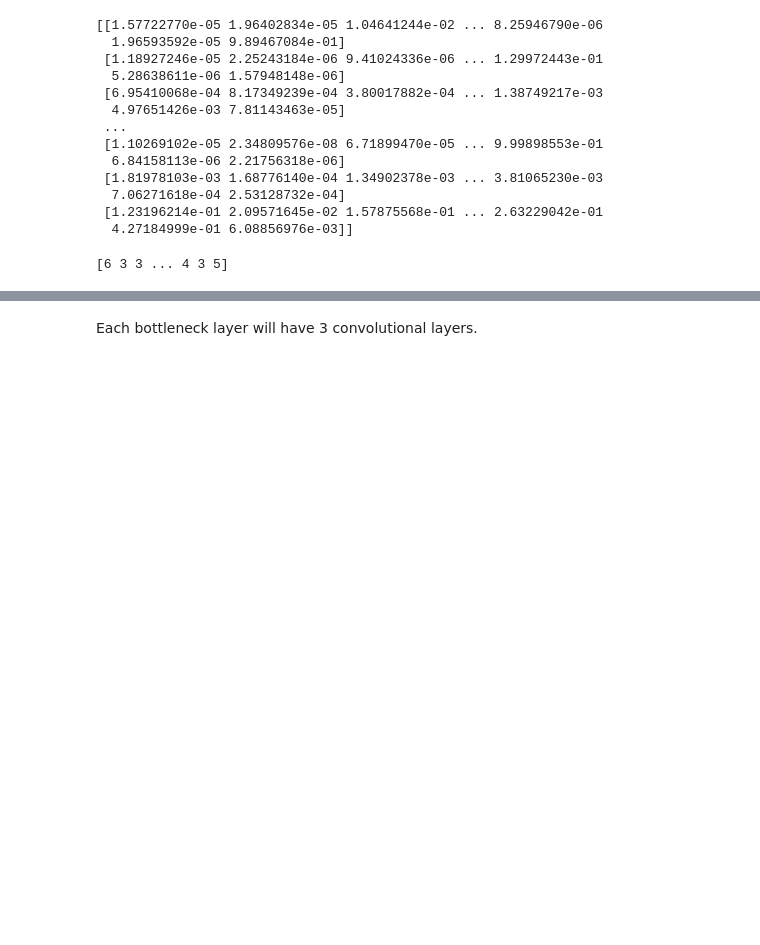
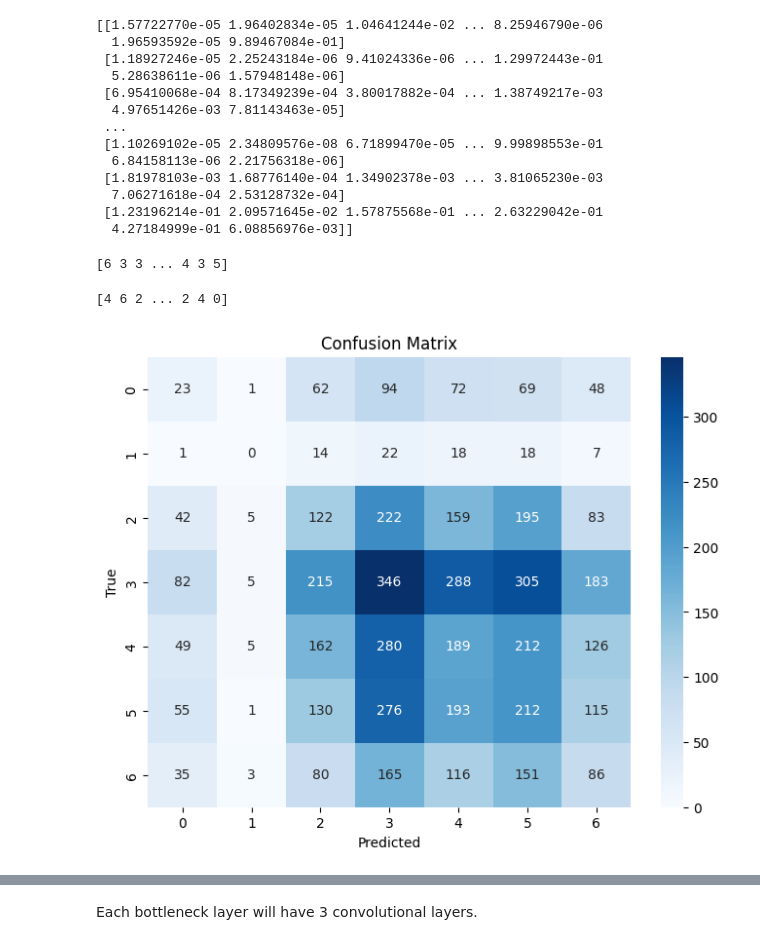
Before and after one commit to G-Diasha/Emotion_recognition, a Jupyter notebook: emotion.ipynb, the cells around one changed output, grey strips where cells are left out. Saved outputs shown, nothing was run; the diff lists cells and outputs as text; code cells hidden in the pictures; blank space fills up the shorter version.

```diff
--- a/emotion.ipynb
+++ b/emotion.ipynb
@@ -279,3 +284,24 @@ predicted_classes = np.argmax(predictions, axis = 1)
 print(predicted_classes)
 # %% [output]
 [6 3 3 ... 4 3 5]
+# %%
+labels_list = []
+for images, labels in val_ds_1:
+    labels_list.append(labels)
+
+true_labels = np.concatenate(labels_list)
+# %%
+print(true_labels)
+# %% [output]
+[4 6 2 ... 2 4 0]
+# %%
+import seaborn as sns
+cm = tf.math.confusion_matrix(true_labels, predicted_classes)
+plt.figure(figsize=(8,6))
+sns.heatmap(cm, annot=True, fmt="d", cmap="Blues")
+plt.xlabel("Predicted")
+plt.ylabel("True")
+plt.title("Confusion Matrix")
+plt.show()
+# %% [output]
+[figure, added]
```
Also changed, not shown: parts of 4 cells of this notebook.
